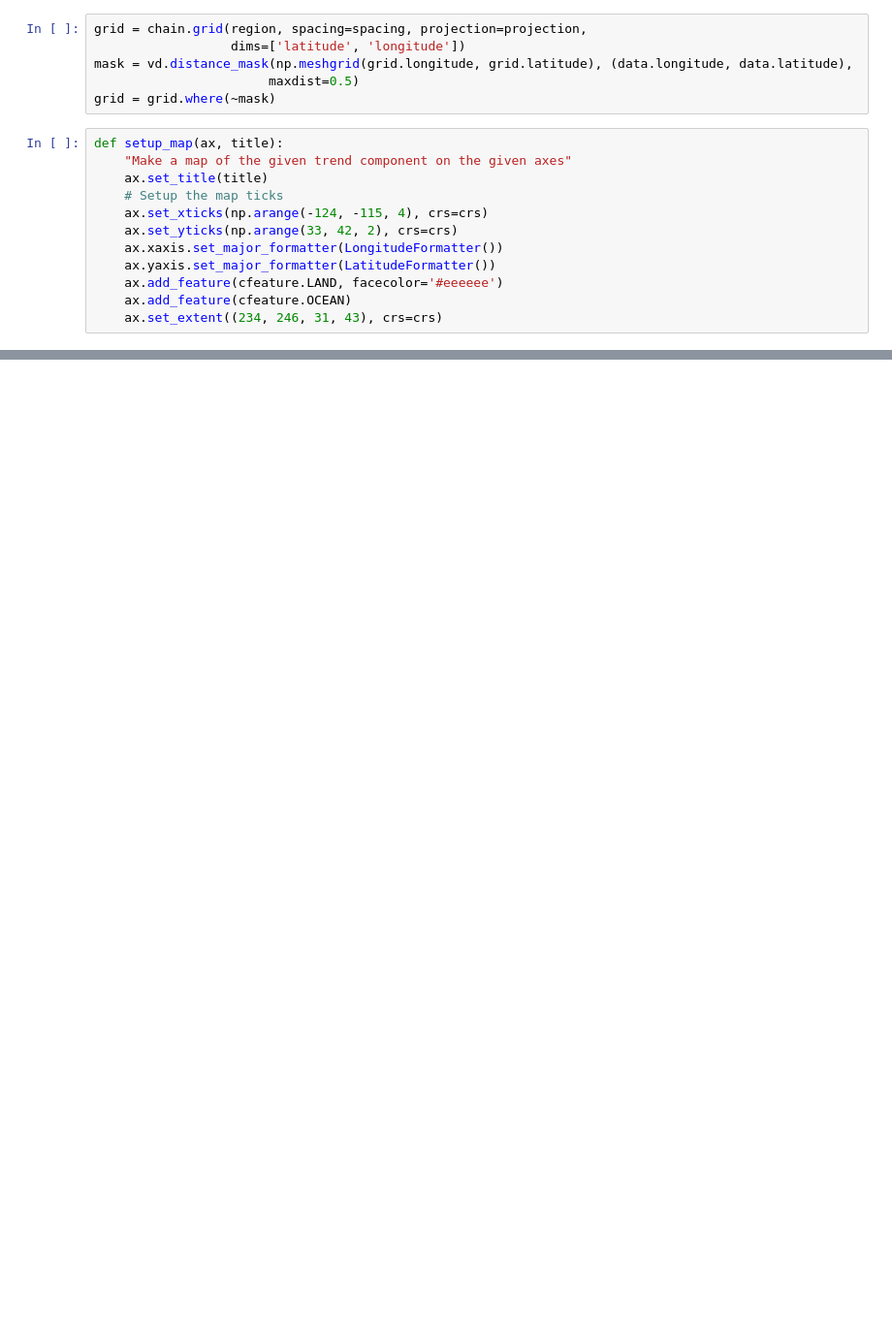
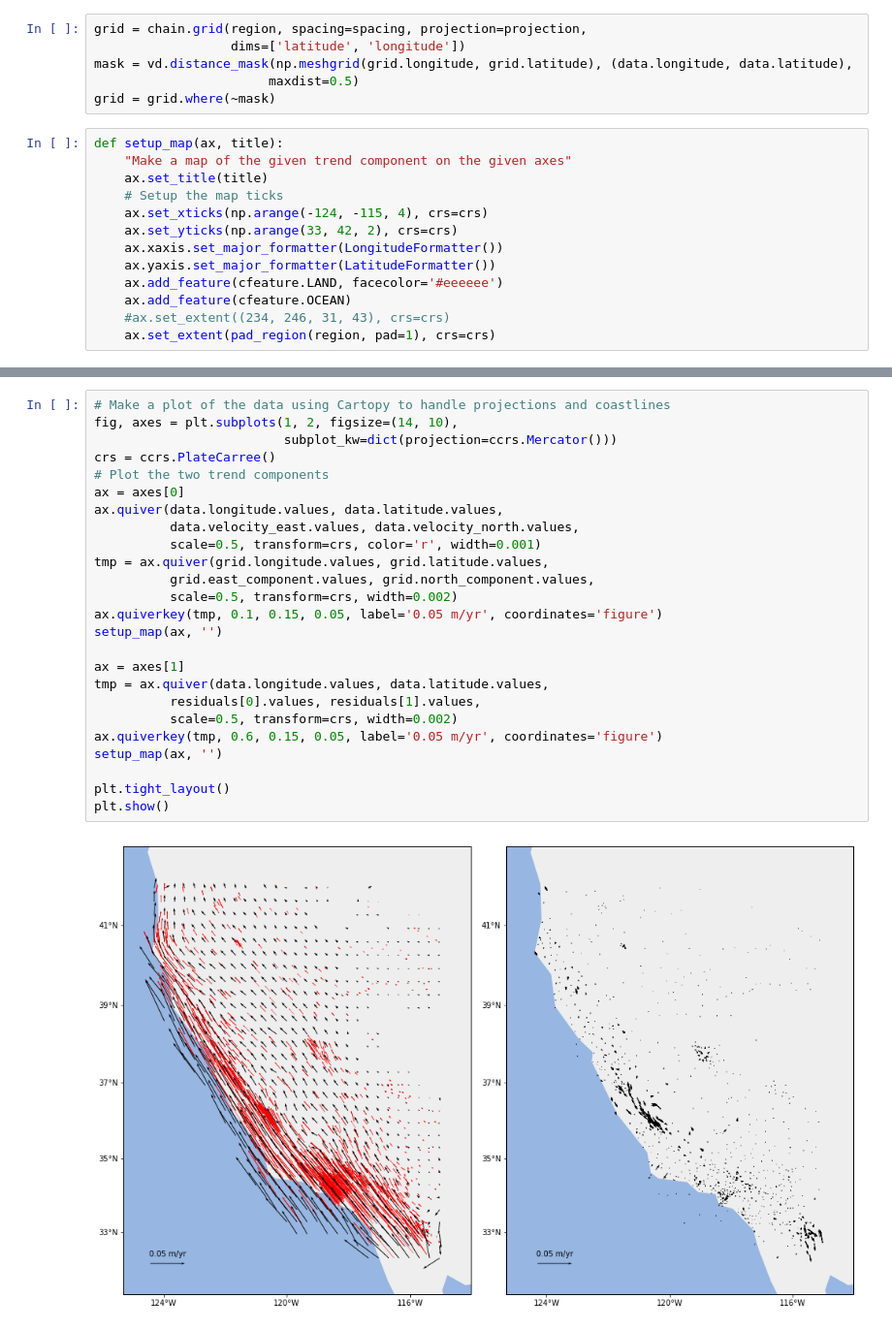
Before and after one commit to fatiando/verde, a Jupyter notebook: sandbox.ipynb, the cells around one changed output, grey strips where cells are left out. Shown: that part at 97% size. Cells and saved outputs as stored; diff of their text form; blank space fills up the shorter version.

```diff
--- a/sandbox.ipynb
+++ b/sandbox.ipynb
@@ -116,4 +131,5 @@ def setup_map(ax, title):
     ax.yaxis.set_major_formatter(LatitudeFormatter())
     ax.add_feature(cfeature.LAND, facecolor='#eeeeee')
     ax.add_feature(cfeature.OCEAN)
-    ax.set_extent((234, 246, 31, 43), crs=crs)
+    #ax.set_extent((234, 246, 31, 43), crs=crs)
+    ax.set_extent(pad_region(region, pad=1), crs=crs)
@@ -157,0 +147,27 @@ plt.tight_layout()
+# %%
+# Make a plot of the data using Cartopy to handle projections and coastlines
+fig, axes = plt.subplots(1, 2, figsize=(14, 10),
+                         subplot_kw=dict(projection=ccrs.Mercator()))
+crs = ccrs.PlateCarree()
+# Plot the two trend components
+ax = axes[0]
+ax.quiver(data.longitude.values, data.latitude.values,
+          data.velocity_east.values, data.velocity_north.values,
+          scale=0.5, transform=crs, color='r', width=0.001)
+tmp = ax.quiver(grid.longitude.values, grid.latitude.values,
+          grid.east_component.values, grid.north_component.values,
+          scale=0.5, transform=crs, width=0.002)
+ax.quiverkey(tmp, 0.1, 0.15, 0.05, label='0.05 m/yr', coordinates='figure')
+setup_map(ax, '')
+
+ax = axes[1]
+tmp = ax.quiver(data.longitude.values, data.latitude.values,
+          residuals[0].values, residuals[1].values,
+          scale=0.5, transform=crs, width=0.002)
+ax.quiverkey(tmp, 0.6, 0.15, 0.05, label='0.05 m/yr', coordinates='figure')
+setup_map(ax, '')
+
+plt.tight_layout()
+plt.show()
+# %% [output]
+[figure, added]
```
Also changed, not shown: parts of 10 cells of this notebook.
